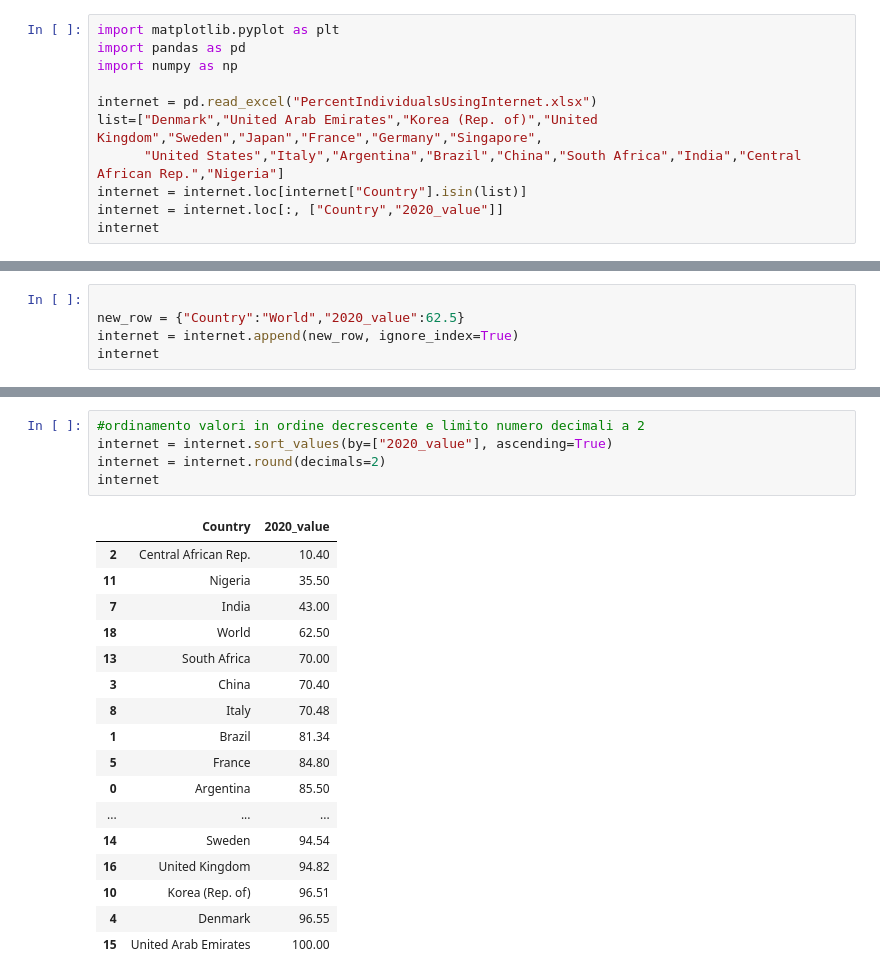
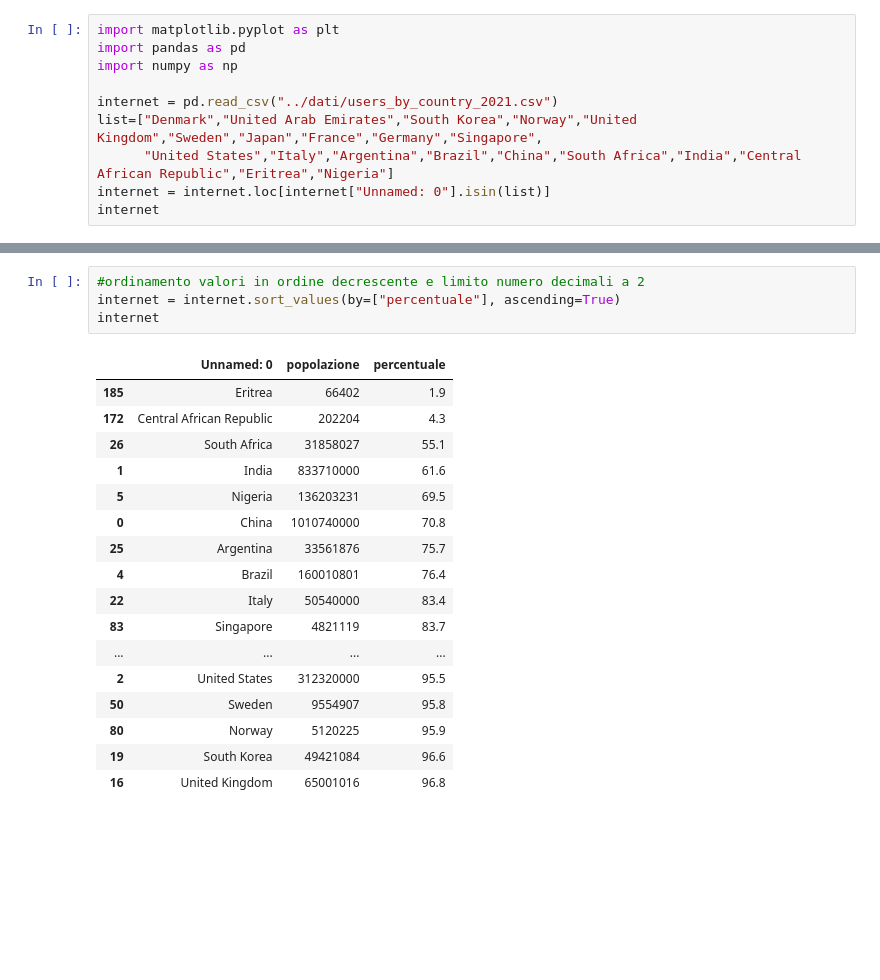
Before and after one commit to alecuccoUnimi/progetto_visualizzazione_scientifica, a Jupyter notebook: codice/users by country.ipynb, the cells around one changed output, grey strips where cells are left out. Drawn from its saved outputs; the diff is of its cells as text; blank space fills up the shorter version.

```diff
--- a/codice/users by country.ipynb
+++ b/codice/users by country.ipynb
@@ -3,10 +3,9 @@ import matplotlib.pyplot as plt
 import pandas as pd
 import numpy as np
 
-internet = pd.read_excel("PercentIndividualsUsingInternet.xlsx")
-list=["Denmark","United Arab Emirates","Korea (Rep. of)","United Kingdom","Sweden","Japan","France","Germany","Singapore",
-      "United States","Italy","Argentina","Brazil","China","South Africa","India","Central African Rep.","Nigeria"]
-internet = internet.loc[internet["Country"].isin(list)]
-internet = internet.loc[:, ["Country","2020_value"]]
+internet = pd.read_csv("../dati/users_by_country_2021.csv")
+list=["Denmark","United Arab Emirates","South Korea","Norway","United Kingdom","Sweden","Japan","France","Germany","Singapore",
+      "United States","Italy","Argentina","Brazil","China","South Africa","India","Central African Republic","Eritrea","Nigeria"]
+internet = internet.loc[internet["Unnamed: 0"].isin(list)]
 internet
 # %% [output]
@@ -30,5 +28,0 @@ internet
-# %%
-
-new_row = {"Country":"World","2020_value":62.5}
-internet = internet.append(new_row, ignore_index=True)
-internet
@@ -53,25 +29,24 @@ internet
 # %%
 #ordinamento valori in ordine decrescente e limito numero decimali a 2
-internet = internet.sort_values(by=["2020_value"], ascending=True)
-internet = internet.round(decimals=2)
+internet = internet.sort_values(by=["percentuale"], ascending=True)
 internet
 # %% [output]
-|  | Country | 2020_value |
-| 2 | Central African Rep. | 10.40 |
-| 11 | Nigeria | 35.50 |
-| 7 | India | 43.00 |
-| 18 | World | 62.50 |
-| 13 | South Africa | 70.00 |
-| 3 | China | 70.40 |
-| 8 | Italy | 70.48 |
-| 1 | Brazil | 81.34 |
-| 5 | France | 84.80 |
-| 0 | Argentina | 85.50 |
-| ... | ... | ... |
-| 14 | Sweden | 94.54 |
-| 16 | United Kingdom | 94.82 |
-| 10 | Korea (Rep. of) | 96.51 |
-| 4 | Denmark | 96.55 |
-| 15 | United Arab Emirates | 100.00 |
+|  | Unnamed: 0 | popolazione | percentuale |
+| 185 | Eritrea | 66402 | 1.9 |
+| 172 | Central African Republic | 202204 | 4.3 |
+| 26 | South Africa | 31858027 | 55.1 |
+| 1 | India | 833710000 | 61.6 |
+| 5 | Nigeria | 136203231 | 69.5 |
+| 0 | China | 1010740000 | 70.8 |
+| 25 | Argentina | 33561876 | 75.7 |
+| 4 | Brazil | 160010801 | 76.4 |
+| 22 | Italy | 50540000 | 83.4 |
+| 83 | Singapore | 4821119 | 83.7 |
+| ... | ... | ... | ... |
+| 2 | United States | 312320000 | 95.5 |
+| 50 | Sweden | 9554907 | 95.8 |
+| 80 | Norway | 5120225 | 95.9 |
+| 19 | South Korea | 49421084 | 96.6 |
+| 16 | United Kingdom | 65001016 | 96.8 |
 # %%
 plt.figure(figsize=(18,13))
```
Also changed, not shown: parts of 3 cells of this notebook, 5 other files.
